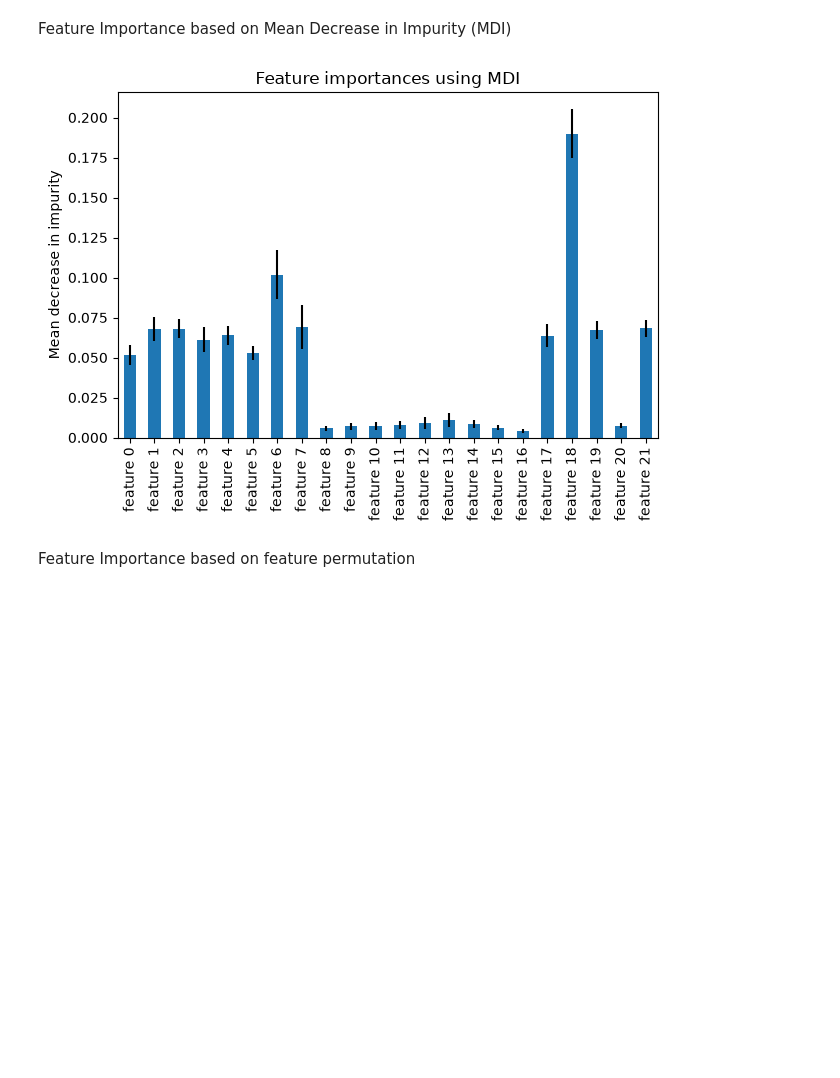
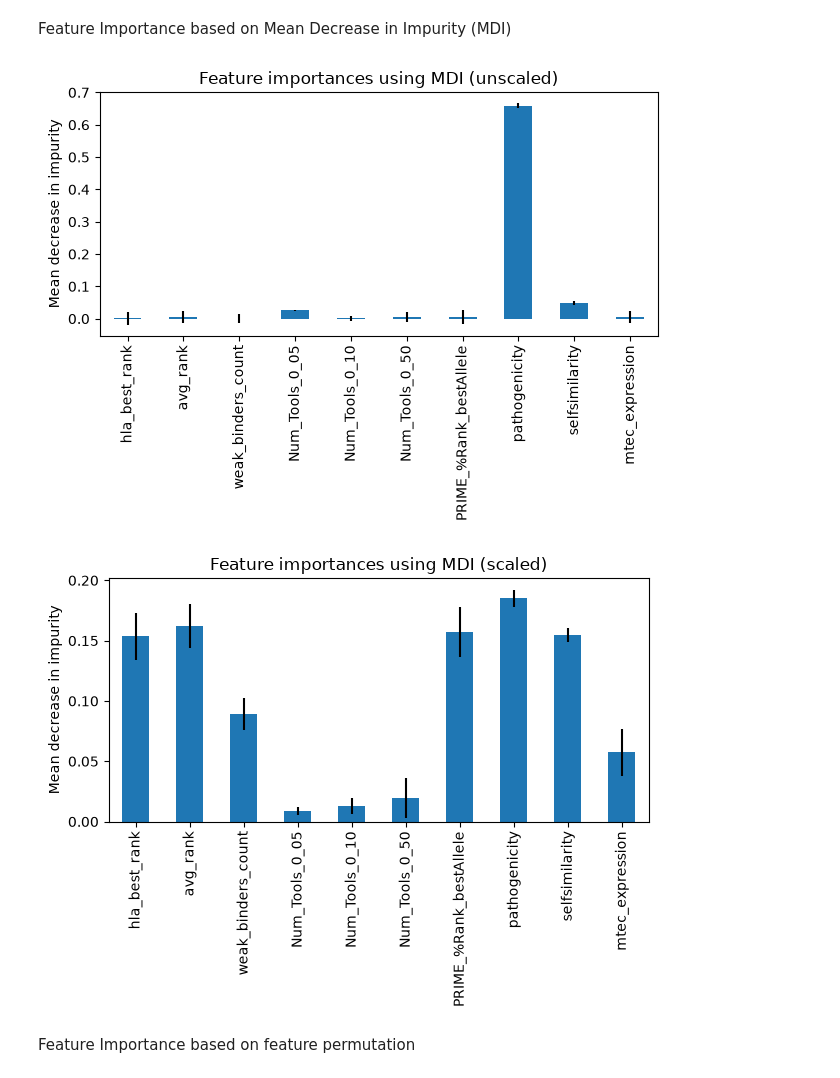
Before and after one commit to jonnovd/ImmunPepPred, a Jupyter notebook: models/svm.ipynb, the cells around one changed output. Cells and saved outputs as stored; diff of their text form; code cells hidden in the pictures; blank space fills up the shorter version.

```diff
--- a/models/svm.ipynb
+++ b/models/svm.ipynb
@@ -304,8 +355,8 @@ import numpy as np
 
 from sklearn.linear_model import RidgeCV
 
-ridge = RidgeCV(alphas=np.logspace(-6, 6, num=5)).fit(X, y)
-ridge_scaled = RidgeCV(alphas=np.logspace(-6, 6, num=5)).fit(X_scaled_Robust, y)
+ridge = RidgeCV(alphas=np.logspace(-6, 6, num=5)).fit(X_train, y_train)
+ridge_scaled = RidgeCV(alphas=np.logspace(-6, 6, num=5)).fit(X_scaled_train, y_train)
 importance = np.abs(ridge.coef_)
 importance_scaled = np.abs(ridge_scaled.coef_)
 
@@ -513,19 +654,20 @@ Features selected in fold 1 (20): ['hla_best_rank' 'best_netmhc_r' 'best_mixmhc_
 import matplotlib.pyplot as plt
 from sklearn.ensemble import RandomForestClassifier
 
-feature_names = [f"feature {i}" for i in range(X.shape[1])]
+feature_names = X_df_final.drop(columns=['peptide']).columns
 forest = RandomForestClassifier(random_state=0)
+forest_scaled = RandomForestClassifier(random_state=0)
 forest.fit(X_train, y_train)
+forest_scaled.fit(X_scaled_train, y_train)
 # %% [output]
 RandomForestClassifier(random_state=0)
 # %%
-import time
-
 import numpy as np
 
-start_time = time.time()
-importances = forest.feature_importances_
-std = np.std([tree.feature_importances_ for tree in forest.estimators_], axis=0)
-elapsed_time = time.time() - start_time
+def getImportances(forest):
+    importances = forest.feature_importances_
+    std = np.std([tree.feature_importances_ for tree in forest.estimators_], axis=0)
+    return importances, std
 
-print(f"Elapsed time to compute the importances: {elapsed_time:.3f} seconds")
+importances, std = getImportances(forest)
+importances_sc, std_sc = getImportances(forest_scaled)
@@ -536,15 +676,20 @@ Feature Importance based on Mean Decrease in Impurity (MDI)
 # %%
 import pandas as pd
 
-forest_importances = pd.Series(importances, index=feature_names)
+def plotForestMDIFeatureImportance(forest, importances, std, scaled):
+    forest_importances = pd.Series(importances, index=feature_names)
 
-fig, ax = plt.subplots()
-forest_importances.plot.bar(yerr=std, ax=ax)
-ax.set_title("Feature importances using MDI")
-ax.set_ylabel("Mean decrease in impurity")
-fig.tight_layout()
+    fig, ax = plt.subplots()
+    forest_importances.plot.bar(yerr=std, ax=ax)
+    ax.set_title(f"Feature importances using MDI ({scaled})")
+    ax.set_ylabel("Mean decrease in impurity")
+    fig.tight_layout()
+
+plotForestMDIFeatureImportance(forest, importance, std, "unscaled")
+plotForestMDIFeatureImportance(forest_scaled, importances_sc, std_sc, "scaled")
 # %% [output]
-[figure, old version]
+[figure, new version]
+[figure, added]
 # %% [markdown]
 Feature Importance based on feature permutation
 # %%
```
Also changed, not shown: parts of 50 cells of this notebook, 3 other files.
